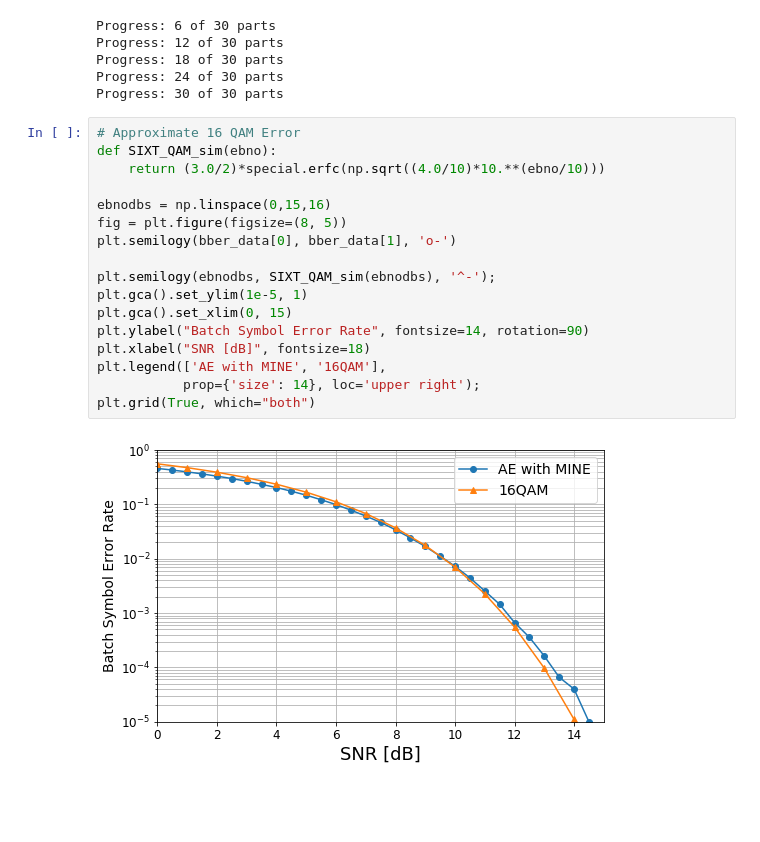
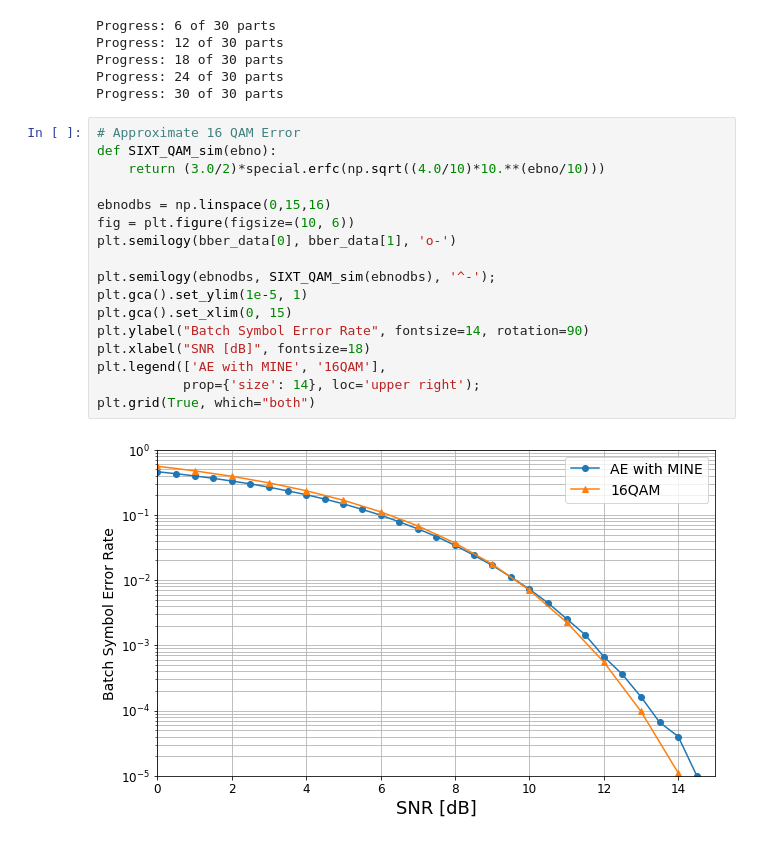
Before and after one commit to BenYavor/Wireless_encoding_with_MI_estimation, a Jupyter notebook: Communication_Autoencoder_with_MI_channel_estimation.ipynb, the cells around one changed output. Drawn from its saved outputs; the diff is of its cells as text; blank space fills up the shorter version.

```diff
--- a/Communication_Autoencoder_with_MI_channel_estimation.ipynb
+++ b/Communication_Autoencoder_with_MI_channel_estimation.ipynb
@@ -377,19 +377,19 @@ Progress: 30 of 30 parts
 # %%
 # Approximate 16 QAM Error
 def SIXT_QAM_sim(ebno):
     return (3.0/2)*special.erfc(np.sqrt((4.0/10)*10.**(ebno/10)))
 
 ebnodbs = np.linspace(0,15,16)
-fig = plt.figure(figsize=(8, 5))
+fig = plt.figure(figsize=(10, 6))
 plt.semilogy(bber_data[0], bber_data[1], 'o-')
 
 plt.semilogy(ebnodbs, SIXT_QAM_sim(ebnodbs), '^-');
 plt.gca().set_ylim(1e-5, 1)
 plt.gca().set_xlim(0, 15)
 plt.ylabel("Batch Symbol Error Rate", fontsize=14, rotation=90)
 plt.xlabel("SNR [dB]", fontsize=18)
 plt.legend(['AE with MINE', '16QAM'],
            prop={'size': 14}, loc='upper right');
 plt.grid(True, which="both")
 # %% [output]
-[figure, old version]
+[figure, new version]
```
Also changed, not shown: parts of 3 cells of this notebook.
